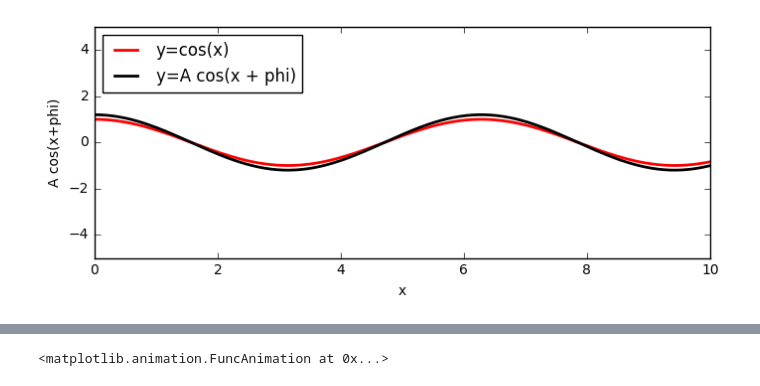
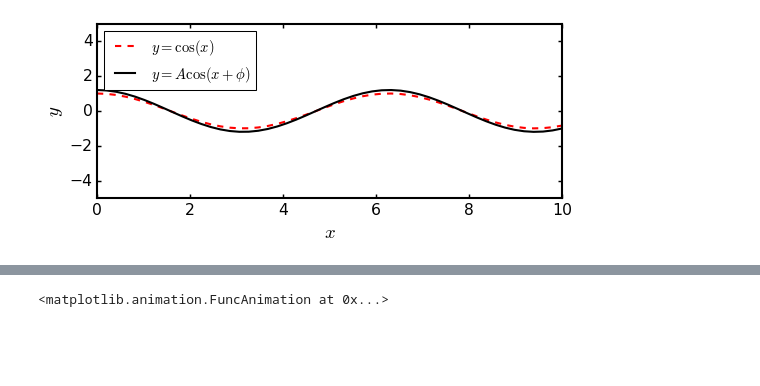
Before and after one commit to seewhydee/ntuphys_nb, a Jupyter notebook: jupyter_tutorial/jupyter_tutorial_02.ipynb, the cells around one changed output, grey strips where cells are left out. Cells and saved outputs as stored; diff of their text form; code cells hidden in the pictures; blank space fills up the shorter version.

```diff
--- a/jupyter_tutorial/jupyter_tutorial_02.ipynb
+++ b/jupyter_tutorial/jupyter_tutorial_02.ipynb
@@ -40,28 +129,40 @@ interact(plot_cos,
 # %%
 %matplotlib inline
+from scipy import *
+import matplotlib.pyplot as plt
 from ipywidgets import interact, FloatSlider
-from numpy import linspace, cos
-import matplotlib.pyplot as plt
+from IPython.display import display
 
-def plot_cos_compare(phi, A):
+def interact_cos_compare():
     ## Plot parameters
-    xmin, xmax, nx = 0.0, 10.0, 200
+    xmin, xmax, nx = 0.0, 10.0, 50
     ymin, ymax     = -5.0, 5.0
 
-    x = linspace(xmin, xmax, nx)
-    y = A * cos(x + phi)
-    y0 = cos(x)
-    plt.figure(figsize=(8,3))
-    plt.plot(x, y0, color='r', linewidth=2, label="y=cos(x)")
-    plt.plot(x, y, color='k', linewidth=2, label="y=A cos(x + phi)")
+    ## Set up the figure and the comparison plot of y=cos(x).
+    fig = plt.figure(figsize=(8,3))
+    x   = linspace(xmin, xmax, nx)
+    y   = cos(x)
+    plt.plot(x, y, color='r', linestyle='dashed', linewidth=2, label=r"$y=\cos(x)$")
+    line, = plt.plot([], [], color='k', linewidth=2, label=r"$y=A \cos(x + \phi)$")
+
+    ## Set up the figure axes, etc.
     plt.xlim(xmin, xmax)
     plt.ylim(ymin, ymax)
-    plt.xlabel('x')
-    plt.ylabel('A cos(x+phi)')
+    plt.xlabel(r'$x$')
+    plt.ylabel(r'$y$')
     plt.legend(loc="upper left")
+    plt.close()
 
-interact(plot_cos_compare,
-         phi = FloatSlider(min=-3.2, max=3.2, step=0.1, value=0.0, description="phase"),
-         A   = FloatSlider(min=-5.0, max=5.0, step=0.1, value=1.2, description="amplitude"));
+    ## Callback function: plot y=Acos(x+phi)
+    def plot_cos_compare(phi, A):
+        y = A*cos(x+phi)
+        line.set_data(x, y)
+        display(fig)
+
+    interact(plot_cos_compare,
+             phi = FloatSlider(min=-3.2, max=3.2, step=0.2, value=0.0, description="phase"),
+             A   = FloatSlider(min=-5.0, max=5.0, step=0.2, value=1.2, description="amplitude"))
+
+interact_cos_compare();
 # %% [output]
-[figure, old version]
+[figure, new version]
```
Also changed, not shown: parts of 23 cells of this notebook, 1 other file.
